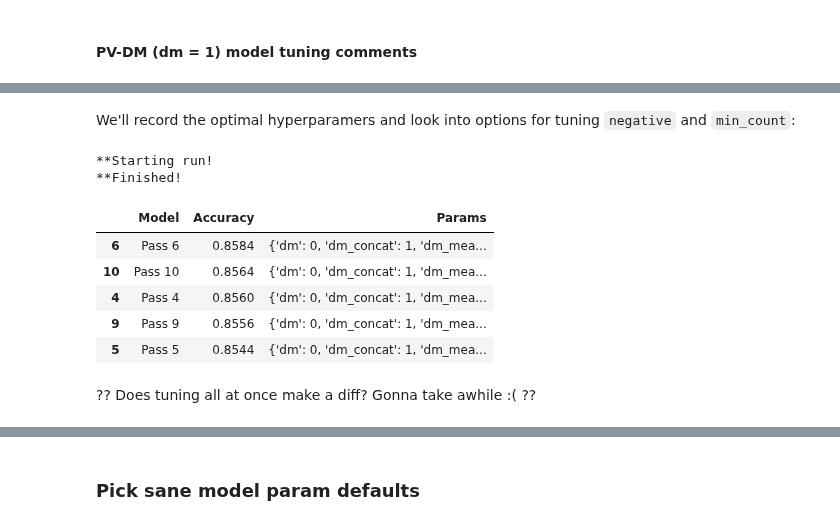
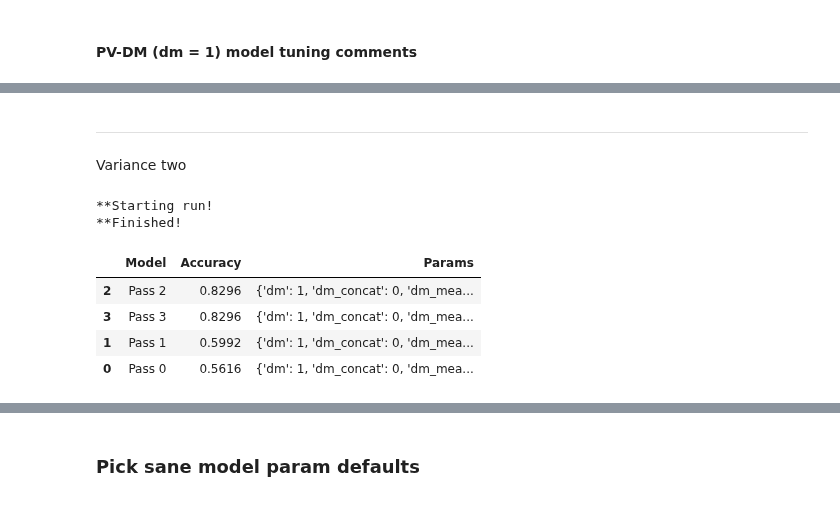
Before and after one commit to nrasch/Portfolio, a Jupyter notebook: Machine-Learning/Python/04-Classic-Datasets/Model-XGB-1.1.ipynb, the cells around one changed output, grey strips where cells are left out. Cells and saved outputs as stored; diff of their text form; code cells hidden in the pictures.

```diff
--- a/Machine-Learning/Python/04-Classic-Datasets/Model-XGB-1.1.ipynb
+++ b/Machine-Learning/Python/04-Classic-Datasets/Model-XGB-1.1.ipynb
@@ -702,7 +702,8 @@ def trainDoc2Vec(params):
         min_count=params['min_count'],
         workers=cores,
         vector_size=['vector_size'],
-        dbow_words=params['dbow_words']
+        dbow_words=params['dbow_words'],
+        seed = seedVal
     )
 
     # Build vocab
@@ -928,21 +938,19 @@ We'll start with `size`, `window`, and `vector_size`:
 # %%
-def tunePVDBOW_1(silent = True):
+def tunePVDM_3(silent = True):
     print("**Starting run!")
 
     params = []
-    base = {'dm':0, 'dm_concat':1, 'dm_mean': 1, 'size':100, 'window':3, 'negative':5,
-            'hs':0, 'min_count':2, 'passes':10, 'vector_size':300, 'dbow_words':0,
+    base = {'dm':1, 'dm_concat':0, 'dm_mean': 1, 'size':500, 'window':3, 'negative':7,
+            'hs':0, 'min_count':4, 'passes':10, 'vector_size':500, 'dbow_words':0,
             'alpha':0.025, 'minAlpha':0.001}
 
 
-    for size_ in np.linspace(100, 500, 3):
-        for window_ in np.linspace(3, 7, 3):
-            for vector_size_ in np.linspace(100, 700, 4):
-                _ = copy.deepcopy(base)
-                _['size'] = size_
-                _['window'] = window_
-                _['vector_size'] = vector_size_
-                params.append(_)
+    for alpha in [0.001, 0.025]:
+        for minAlpha in [0.0001, 0.001]:
+            _ = copy.deepcopy(base)
+            _['alpha'] = alpha
+            _['minAlpha'] = minAlpha
+            params.append(_)
 
     results = searchDoc2VecParamsBase(params, silent)
     print("**Finished!")
@@ -966,2 +975,0 @@ _df1.sort_values(by = ['Accuracy'], ascending = [False]).head()
-# %% [markdown]
-We'll record the optimal hyperparamers and look into options for tuning `negative` and `min_count`:
@@ -989,17 +976,17 @@ def tunePVDBOW_2(silent = True):
+# %% [markdown]
+---
+Variance two
 # %%
-_df2 = tunePVDBOW_2()
+_df3 = tunePVDM_3()
 
 # Print results sorted by Accuracy desc
 pd.set_option('display.max_colwidth', -1)
-_df2.sort_values(by = ['Accuracy'], ascending = [False]).head()
+_df3.sort_values(by = ['Accuracy'], ascending = [False]).head()
 # %% [output]
 **Starting run!
 **Finished!
 |  | Model | Accuracy | Params |
-| 6 | Pass 6 | 0.8584 | {'dm': 0, 'dm_concat': 1, 'dm_mea... |
-| 10 | Pass 10 | 0.8564 | {'dm': 0, 'dm_concat': 1, 'dm_mea... |
-| 4 | Pass 4 | 0.8560 | {'dm': 0, 'dm_concat': 1, 'dm_mea... |
-| 9 | Pass 9 | 0.8556 | {'dm': 0, 'dm_concat': 1, 'dm_mea... |
-| 5 | Pass 5 | 0.8544 | {'dm': 0, 'dm_concat': 1, 'dm_mea... |
+| 2 | Pass 2 | 0.8296 | {'dm': 1, 'dm_concat': 0, 'dm_mea... |
+| 3 | Pass 3 | 0.8296 | {'dm': 1, 'dm_concat': 0, 'dm_mea... |
+| 1 | Pass 1 | 0.5992 | {'dm': 1, 'dm_concat': 0, 'dm_mea... |
+| 0 | Pass 0 | 0.5616 | {'dm': 1, 'dm_concat': 0, 'dm_mea... |
-# %% [markdown]
-?? Does tuning all at once make a diff?  Gonna take awhile  :(  ??
```
Also changed, not shown: parts of 50 cells of this notebook.
